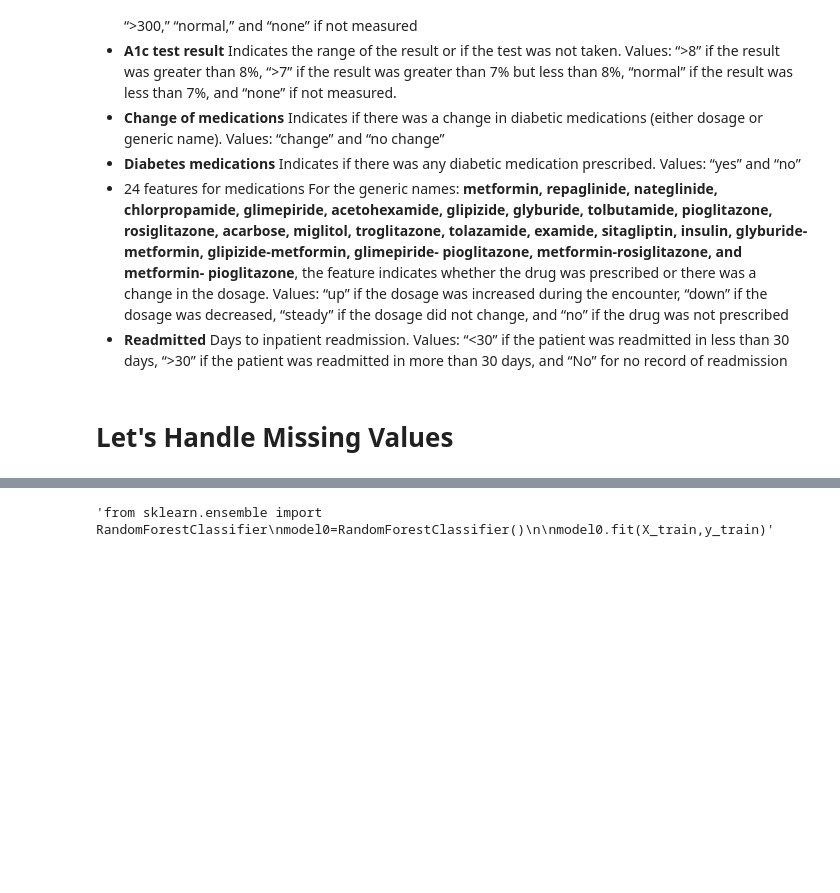
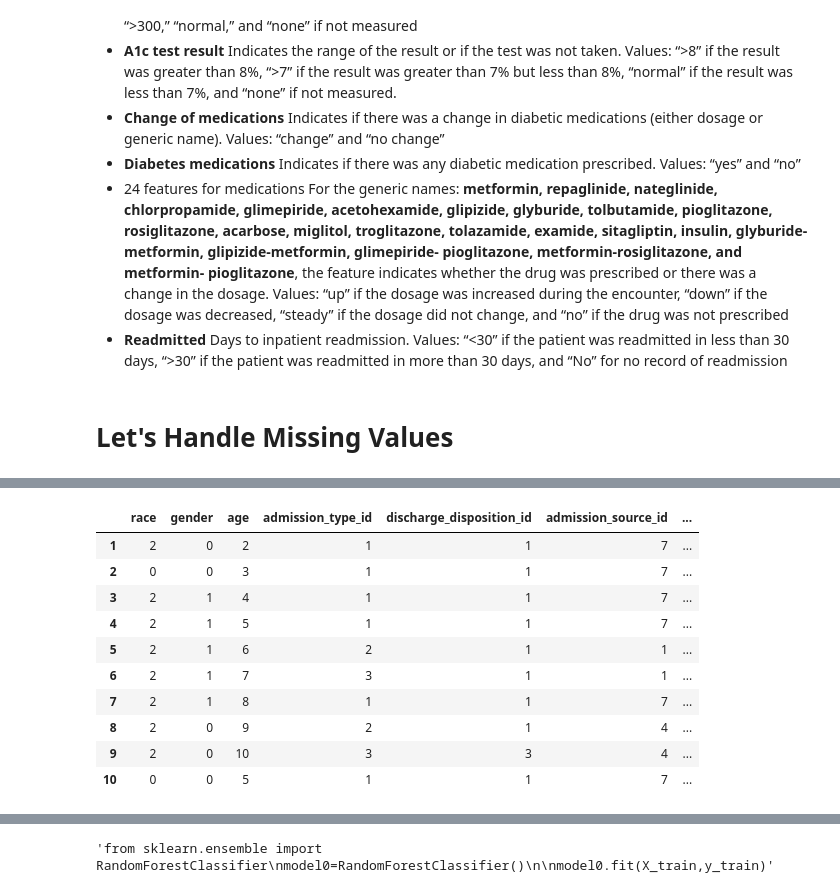
Before and after one commit to Krish-Goyani/AIDRP-AI_Driven_Diabetes_Readmission_Prevention, a Jupyter notebook: hospital-readmission-prediction-pp-2.ipynb, the cells around one changed output, grey strips where cells are left out. Drawn from its saved outputs; the diff is of its cells as text; code cells hidden in the pictures; blank space fills up the shorter version.

```diff
--- a/hospital-readmission-prediction-pp-2.ipynb
+++ b/hospital-readmission-prediction-pp-2.ipynb
@@ -163,2 +314,25 @@ df.head()
 # %%
 df['change']=df['change'].apply(lambda x: 'Yes' if x=='Ch' else x)
+# %%
+df['gender']=df['change'].apply(lambda x: 0 if x=='Female' else 1)
+# %%
+df['change']=df['change'].apply(lambda x : 0 if x=='No' else 1)
+df['diabetesMed']=df['diabetesMed'].apply(lambda x : 0 if x=='No' else 1)
+# %%
+df['readmitted']=df['readmitted'].apply(lambda x : 1 if x=='<30' else 0)
+# %%
+df.drop(index=df[df['discharge_disposition_id']==11].index,inplace=True)
+# %%
+df.head(10)
+# %% [output]
+|  | race | gender | age | admission_type_id | discharge_disposition_id | admission_source_id | ... |
+| 1 | 2 | 0 | 2 | 1 | 1 | 7 | ... |
+| 2 | 0 | 0 | 3 | 1 | 1 | 7 | ... |
+| 3 | 2 | 1 | 4 | 1 | 1 | 7 | ... |
+| 4 | 2 | 1 | 5 | 1 | 1 | 7 | ... |
+| 5 | 2 | 1 | 6 | 2 | 1 | 1 | ... |
+| 6 | 2 | 1 | 7 | 3 | 1 | 1 | ... |
+| 7 | 2 | 1 | 8 | 1 | 1 | 7 | ... |
+| 8 | 2 | 0 | 9 | 2 | 1 | 4 | ... |
+| 9 | 2 | 0 | 10 | 3 | 3 | 4 | ... |
+| 10 | 0 | 0 | 5 | 1 | 1 | 7 | ... |
```
Also changed, not shown: parts of 43 cells of this notebook.
